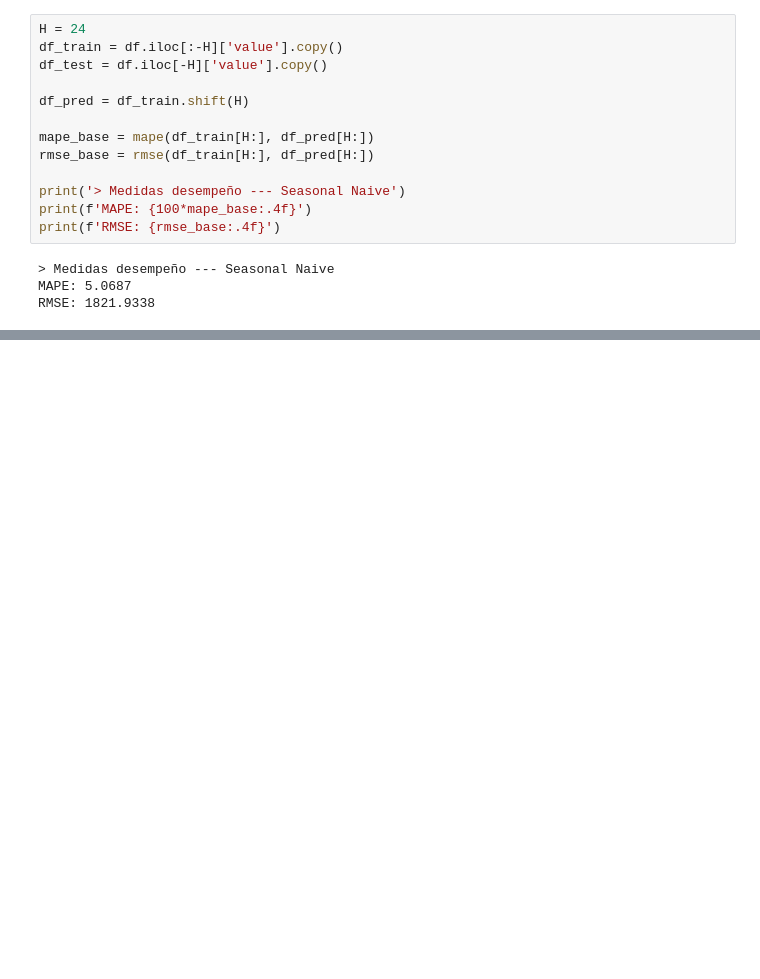
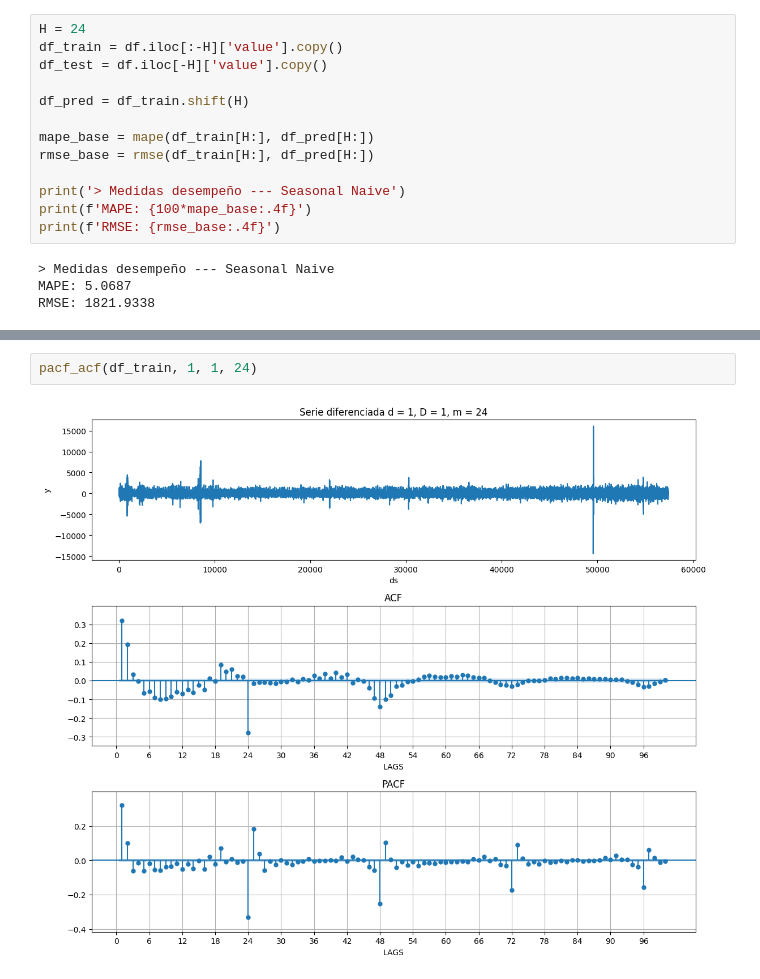
Before and after one commit to JairRamosG/Demanda_Energetica_SARIMA, a Jupyter notebook: notebooks/03_Modelos.ipynb, the cells around one changed output, grey strips where cells are left out. Saved outputs shown, nothing was run; the diff lists cells and outputs as text; blank space fills up the shorter version.

Commit message:
PACF y ACF

```diff
--- a/notebooks/03_Modelos.ipynb
+++ b/notebooks/03_Modelos.ipynb
@@ -39,0 +135,4 @@ RMSE: 1821.9338
+# %%
+pacf_acf(df_train, 1, 1, 24)
+# %% [output]
+[figure, added]
```
Also changed, not shown: parts of 10 cells of this notebook, 3 other files.
